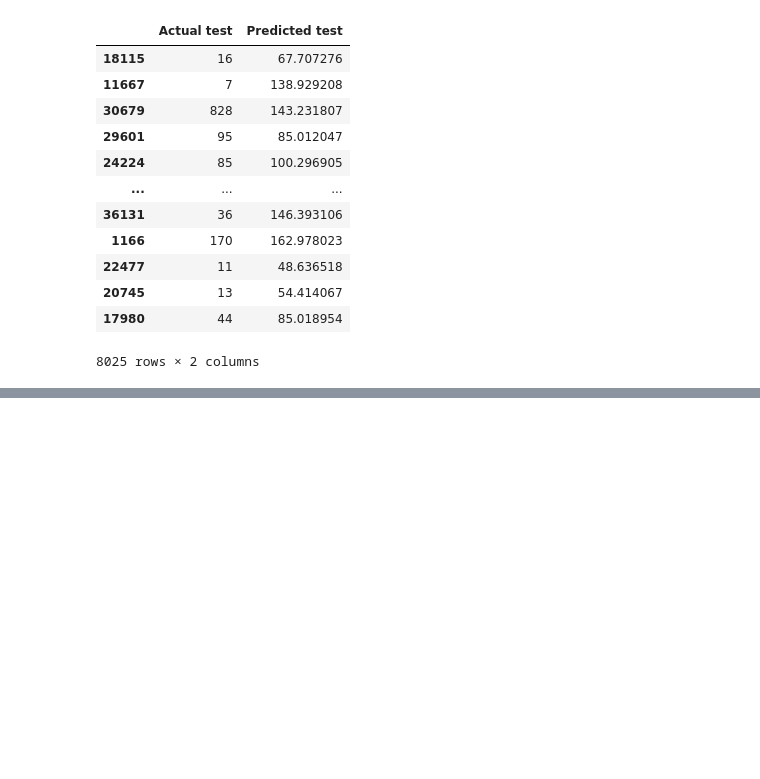
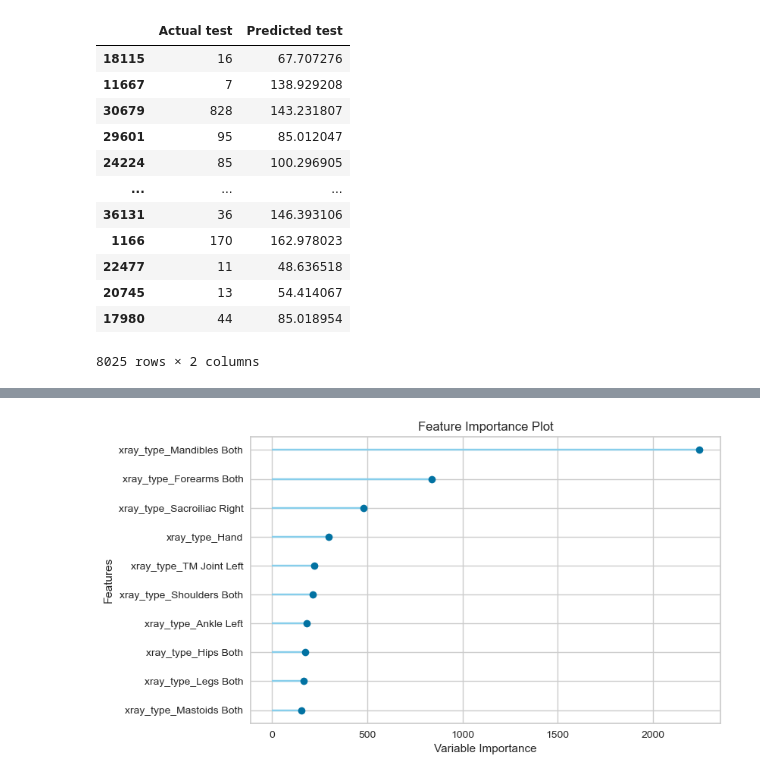
Before and after one commit to vishalkashyap95/DataAnalyst_Internship_learning, a Jupyter notebook: final_findings/predict_time_with_xray_type.ipynb, the cells around one changed output, grey strips where cells are left out. Cells and saved outputs as stored; diff of their text form; code cells hidden in the pictures; blank space fills up the shorter version.

```diff
--- a/final_findings/predict_time_with_xray_type.ipynb
+++ b/final_findings/predict_time_with_xray_type.ipynb
@@ -194,0 +354,4 @@ diff
+# %%
+plot_model(lr,plot='feature')
+# %% [output]
+[figure, added]
```
Also changed, not shown: parts of 31 cells of this notebook, 10 other files.
